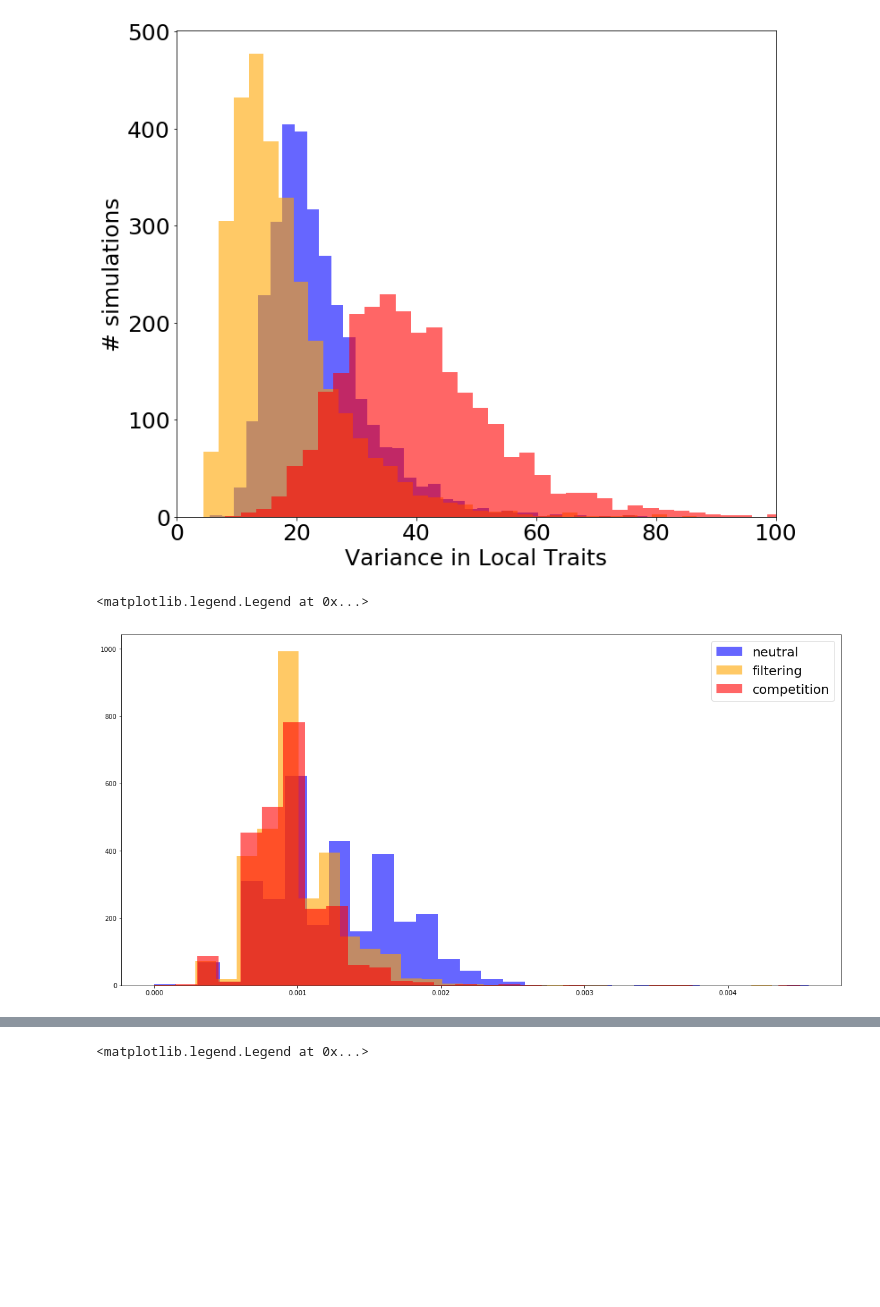
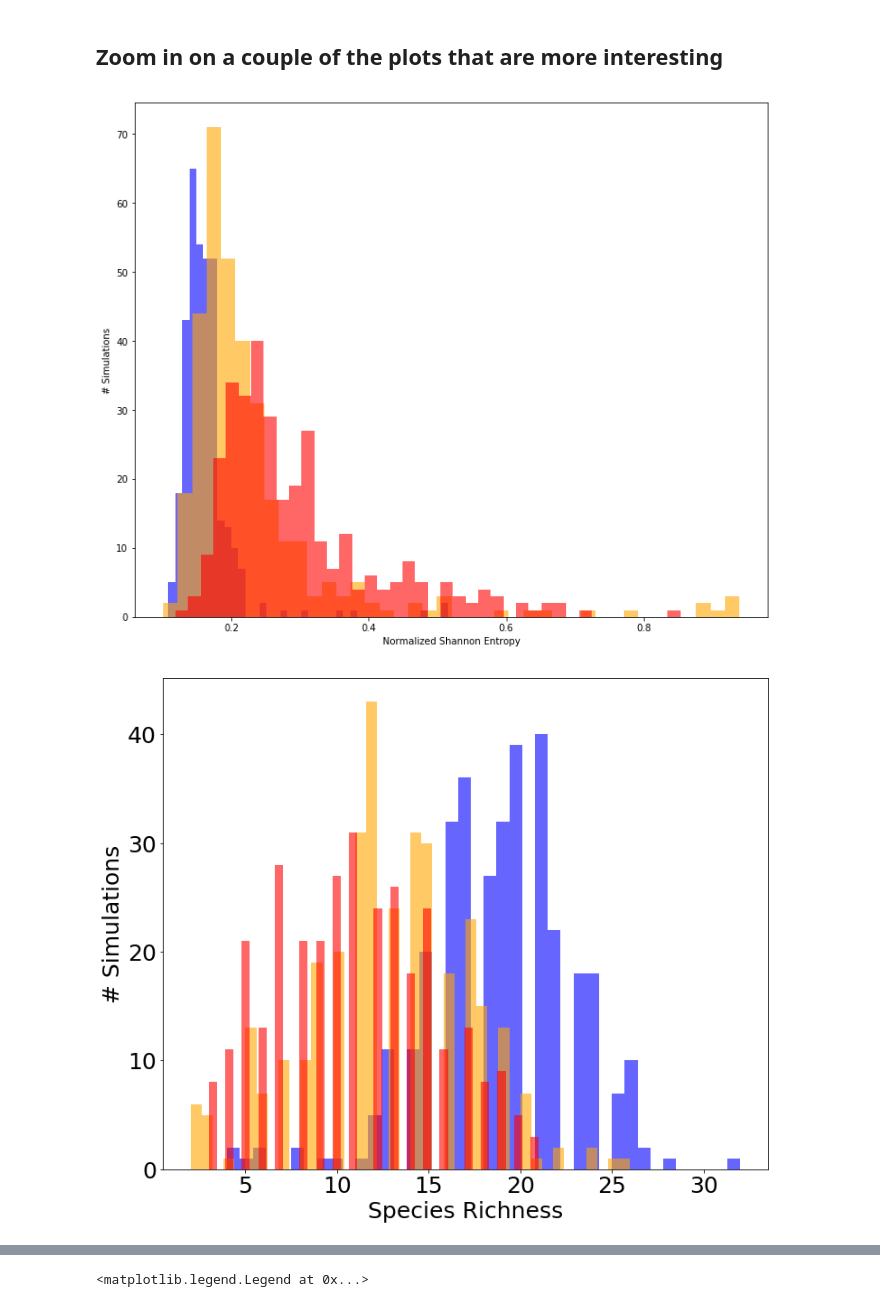
Before and after one commit to messDiv/MESS, a Jupyter notebook: jupyter-notebooks/plotting/NeutralFiltComp-MultiPanel.ipynb, the cells around one changed output, grey strips where cells are left out. Cells and saved outputs as stored; diff of their text form; code cells hidden in the pictures; blank space fills up the shorter version.

```diff
--- a/jupyter-notebooks/plotting/NeutralFiltComp-MultiPanel.ipynb
+++ b/jupyter-notebooks/plotting/NeutralFiltComp-MultiPanel.ipynb
@@ -120,25 +77,27 @@ plt.rcParams.update({'font.size': 25})
-# %%
-from scipy.stats import entropy
-nbins=50
-fig, ax = plt.subplots(figsize=(12, 10))
-ax.hist(neut_df["var_local_traits"], label="neutral", alpha=0.6, color="blue", bins=nbins)
-ax.hist(filt_df["var_local_traits"], label="filtering", alpha=0.6, color="orange", bins=nbins)
-ax.hist(comp_df["var_local_traits"], label="competition", alpha=0.6, color="red", bins=nbins)
-ax.set_xlabel("Variance in Local Traits")
-ax.set_ylabel("# simulations")
-ax.set_xlim(0,100)
-#ax.legend(fontsize=20)
-plt.rcParams.update({'font.size': 25})
-# %% [output]
-[figure, removed]
-# %%
-statmin = 0.1
-stat = "median_pi"
-fig, ax = plt.subplots(figsize=(20, 10))
-ax.hist(neut_df[stat], label="neutral", alpha=0.6, color="blue", bins=30)
-ax.hist(filt_df[stat], label="filtering", alpha=0.6, color="orange", bins=30)
-ax.hist(comp_df[stat], label="competition", alpha=0.6, color="red", bins=30)
-ax.legend(fontsize=20)
-# %% [output]
-<matplotlib.legend.Legend at 0x...>
-[figure, removed]
+# %% [markdown]
+## Zoom in on a couple of the plots that are more interesting
+# %%
+nbins = 40
+def normalized_H1(model):
+    return dfs[model]["abund_h1"]/dfs[model]["S"]
+
+def plot_model_stat(stat, title):
+    fig, ax = plt.subplots(figsize=(12, 10))
+    for model, color in zip(["neutral", "filtering", "competition"],
+                            ["blue", "orange", "red"]):
+        ax.hist(stat(model), label=model, alpha=0.6, color=color, bins=nbins)
+
+    ax.set_xlabel(title)
+    ax.set_ylabel("# Simulations")
+    plt.rcParams.update({'font.size': 25})
+
+plot_model_stat(normalized_H1, "Normalized Shannon Entropy")
+# %% [output]
+[figure, added]
+# %%
+def richness(model):
+    return dfs[model]["S"]
+
+plot_model_stat(richness, "Species Richness")
+# %% [output]
+[figure, added]
```
Also changed, not shown: parts of 13 cells of this notebook, 6 other files.
